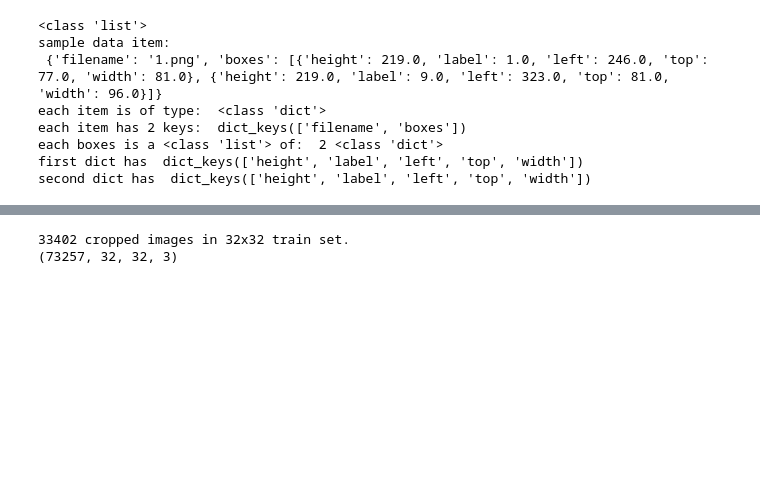
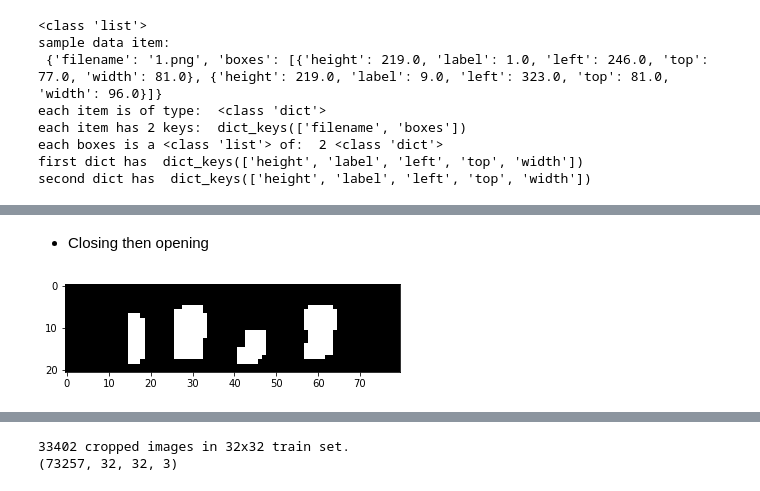
Before and after one commit to youssefg7/CSE483-Major-Task, a Jupyter notebook: trial1.ipynb, the cells around one changed output, grey strips where cells are left out. Saved outputs shown, nothing was run; the diff lists cells and outputs as text; code cells hidden in the pictures; blank space fills up the shorter version.

Commit message:
morphological operations trial

```diff
--- a/trial1.ipynb
+++ b/trial1.ipynb
@@ -123,0 +122,10 @@ plt.show()
+# %% [markdown]
+- Closing then opening
+# %%
+kernel = np.ones((3, 3), np.uint8)
+closed = cv2.morphologyEx(edged, cv2.MORPH_CLOSE, kernel, iterations=1)
+opened = cv2.morphologyEx(closed, cv2.MORPH_OPEN, kernel, iterations=1)
+plt.imshow(opened, cmap='gray')
+plt.show()
+# %% [output]
+[figure, added]
```
Also changed, not shown: parts of 17 cells of this notebook.
